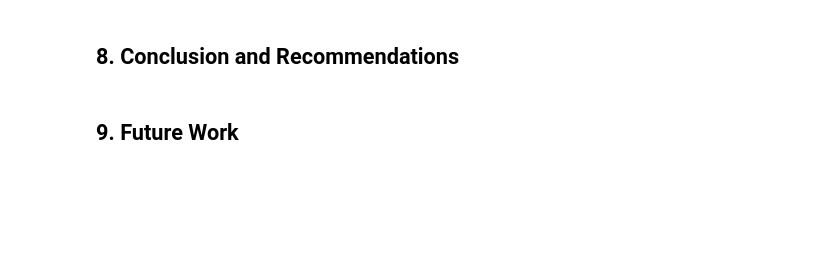
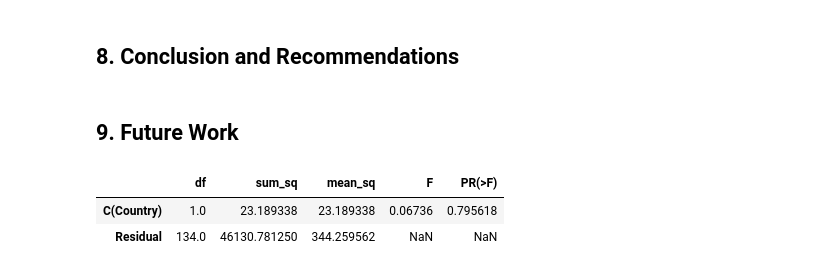
Before and after one commit to feraguilari/dsc-2-final-project-online-ds-pt-021119, a Jupyter notebook: student.ipynb, the cells around one changed output. Saved outputs shown, nothing was run; the diff lists cells and outputs as text; code cells hidden in the pictures; blank space fills up the shorter version.

```diff
--- a/student.ipynb
+++ b/student.ipynb
@@ -498,5 +532,11 @@ prod_region.groupby('Category').describe()
 ## 8. Conclusion and Recommendations
 # %% [markdown]
 ## 9. Future Work
+# %%
+result
+# %% [output]
+|  | df | sum_sq | mean_sq | F | PR(>F) |
+| C(Country) | 1.0 | 23.189338 | 23.189338 | 0.06736 | 0.795618 |
+| Residual | 134.0 | 46130.781250 | 344.259562 | NaN | NaN |
 # %%
 df_order = pd.read_sql_query("SELECT * FROM [order]", engine)
```
Also changed, not shown: parts of 20 cells of this notebook.
